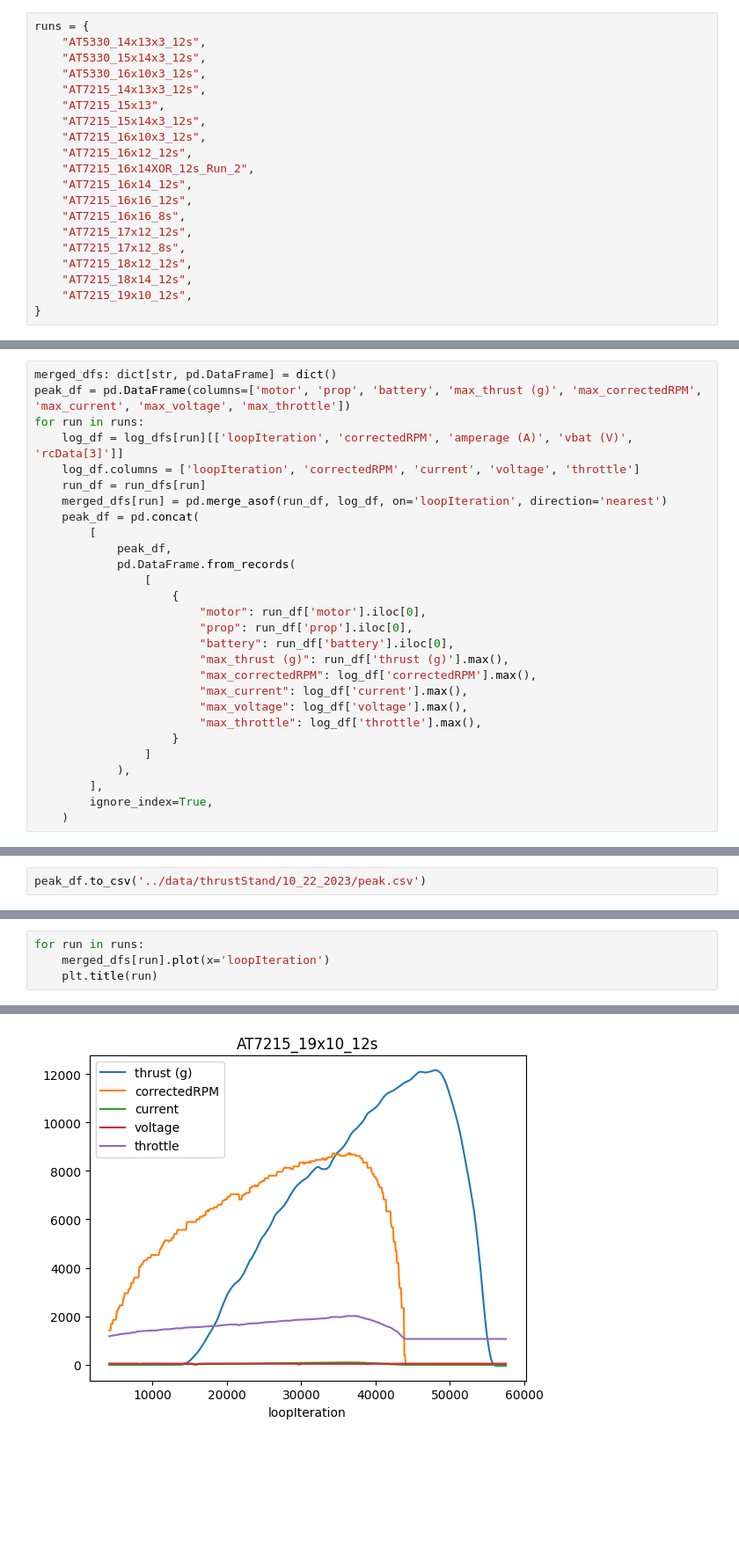
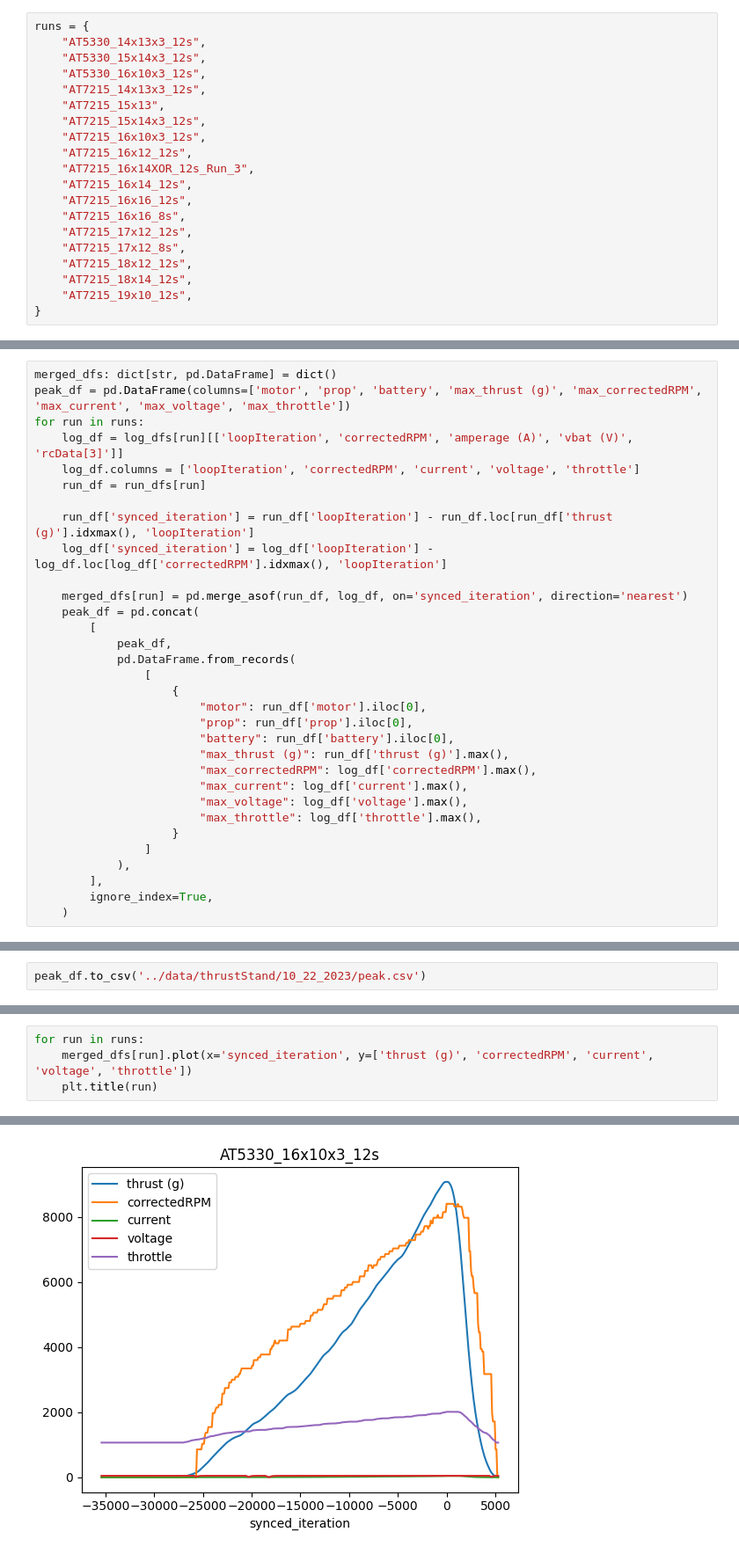
Before and after one commit to SanderGi/DesignBuildFly, a Jupyter notebook: python_tools/eda/thrustStand.ipynb, the cells around one changed output, grey strips where cells are left out. Shown at 88% size. Cells and saved outputs as stored; diff of their text form; blank space fills up the shorter version.

```diff
--- a/python_tools/eda/thrustStand.ipynb
+++ b/python_tools/eda/thrustStand.ipynb
@@ -341,7 +341,7 @@ runs = {
     "AT7215_15x14x3_12s",
     "AT7215_16x10x3_12s",
     "AT7215_16x12_12s",
-    "AT7215_16x14XOR_12s_Run_2",
+    "AT7215_16x14XOR_12s_Run_3",
     "AT7215_16x14_12s",
     "AT7215_16x16_12s",
     "AT7215_16x16_8s",
@@ -422,7 +422,11 @@ for run in runs:
     log_df = log_dfs[run][['loopIteration', 'correctedRPM', 'amperage (A)', 'vbat (V)', 'rcData[3]']]
     log_df.columns = ['loopIteration', 'correctedRPM', 'current', 'voltage', 'throttle']
     run_df = run_dfs[run]
-    merged_dfs[run] = pd.merge_asof(run_df, log_df, on='loopIteration', direction='nearest')
+
+    run_df['synced_iteration'] = run_df['loopIteration'] - run_df.loc[run_df['thrust (g)'].idxmax(), 'loopIteration']
+    log_df['synced_iteration'] = log_df['loopIteration'] - log_df.loc[log_df['correctedRPM'].idxmax(), 'loopIteration']
+
+    merged_dfs[run] = pd.merge_asof(run_df, log_df, on='synced_iteration', direction='nearest')
     peak_df = pd.concat(
         [
             peak_df,
@@ -461,5 +483,5 @@ dict_keys(['AT7215_15x14x3_12s', 'AT7215_17x12_8s', 'AT5330_14x13x3_12s', 'AT721
 # %%
 for run in runs:
-    merged_dfs[run].plot(x='loopIteration')
+    merged_dfs[run].plot(x='synced_iteration', y=['thrust (g)', 'correctedRPM', 'current', 'voltage', 'throttle'])
     plt.title(run)
 # %% [output]
@@ -471 +493 @@ for run in runs:
-[figure, old version]
+[figure, new version]
```
Also changed, not shown: parts of 4 cells of this notebook, 2 other files.
